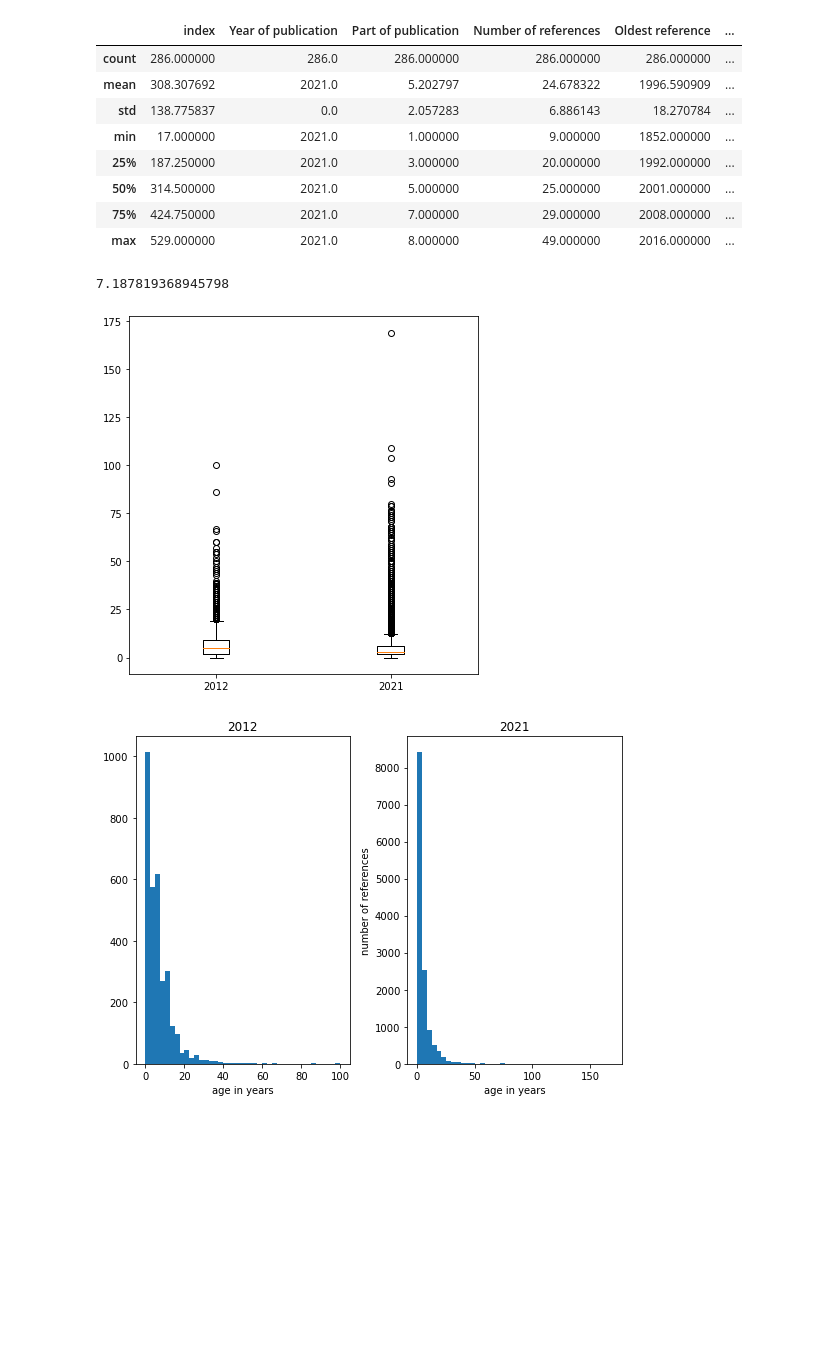
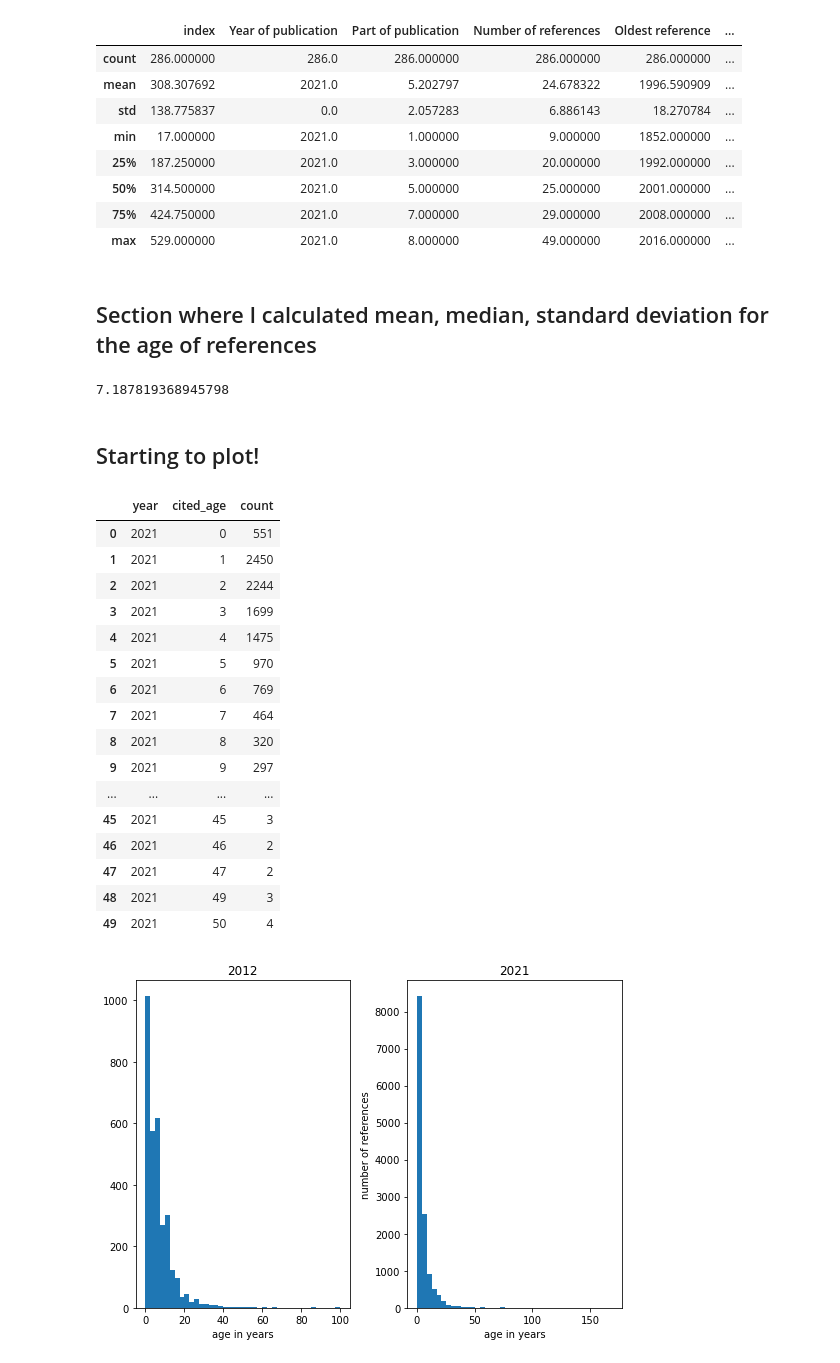
Before and after one commit to christinekaarde/MICCAI-review-thesis, a Jupyter notebook: database creation/references mining.ipynb, the cells around one changed output. Saved outputs shown, nothing was run; the diff lists cells and outputs as text; code cells hidden in the pictures; blank space fills up the shorter version.

```diff
--- a/database creation/references mining.ipynb
+++ b/database creation/references mining.ipynb
@@ -155,6 +158,8 @@ def age(dic, year):
             age = year-int(ref)
             with_age.append(age)
     return with_age
+# %% [markdown]
+## Section where I calculated mean, median, standard deviation for the age of references
 # %%
 age2012 = age(dic2012, 2012)
 age2021 = age(dic2021, 2021)
@@ -166,20 +171,48 @@ statistics.stdev(age2021)
 #statistics.median(age2012)
 # %% [output]
 7.187819368945798
+# %% [markdown]
+## Starting to plot!
 # %%
-#creating a boxplot, not very telling... could play around with the size perhaps?
-plt.rcParams["figure.figsize"] = [5.50, 5.50]
-plt.rcParams["figure.autolayout"] = True
+#modified code from acl repo! Used to calculate/show the count of ages per year, looking for maxima
+# Count citations by year & cited_age
+#counts = df2012_with_year.groupby(['year', 'cited_age']).count()
+counts = df2021_with_year.groupby(['year', 'cited_age']).count()
+counts = counts.reset_index().filter(items=['year', 'cited_age', 'venue'])
+counts.columns.values[-1] = "count"
+#counts[counts['count'] == counts['count'].max()]
 
-data = {'2012': age(dic2012, 2012), '2021': age(dic2021, 2021)}
-fig, ax = plt.subplots()
+# Normalize by total no. of citations in year
+#nfactor = df.groupby(['year']).count().reset_index()
+#counts['count'] = counts['count'].astype(float)
+#counts['percent_of_citations'] = counts.apply(lambda x: 100 * x[2] / float(nfactor[nfactor['year']==x[0]]['paper_id']), axis=1)
 
-ax.boxplot(data.values())
-ax.set_xticklabels(data.keys())
-plt.savefig('boxplots of age')
-plt.show()
+
+test = counts.sort_values(by = ['cited_age'], ascending = True)
+test.head(50)
+
+#sns.lineplot(data=counts, x='cited_age', y='count', hue='year', legend='full')
+
+#plt.savefig('percent of citations vs age of citations')
+#plt.show()
 # %% [output]
-[figure, removed]
+|  | year | cited_age | count |
+| 0 | 2021 | 0 | 551 |
+| 1 | 2021 | 1 | 2450 |
+| 2 | 2021 | 2 | 2244 |
+| 3 | 2021 | 3 | 1699 |
+| 4 | 2021 | 4 | 1475 |
+| 5 | 2021 | 5 | 970 |
+| 6 | 2021 | 6 | 769 |
+| 7 | 2021 | 7 | 464 |
+| 8 | 2021 | 8 | 320 |
+| 9 | 2021 | 9 | 297 |
+| ... | ... | ... | ... |
+| 45 | 2021 | 45 | 3 |
+| 46 | 2021 | 46 | 2 |
+| 47 | 2021 | 47 | 2 |
+| 48 | 2021 | 49 | 3 |
+| 49 | 2021 | 50 | 4 |
 # %%
 #creating two histograms - do want the y label to be on the far left side, but not shabby for now..
 plt.rcParams["figure.figsize"] = [7.50, 5.50]
```
Also changed, not shown: parts of 3 cells of this notebook, 2 other files.
